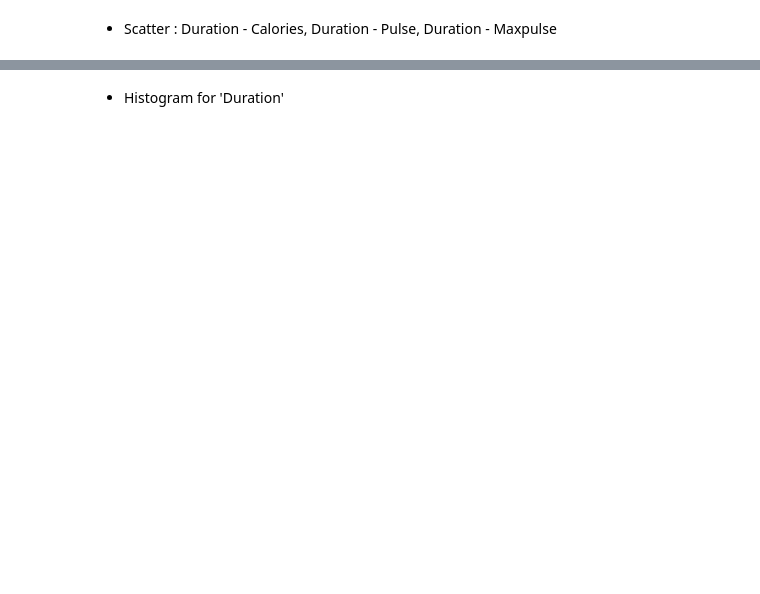
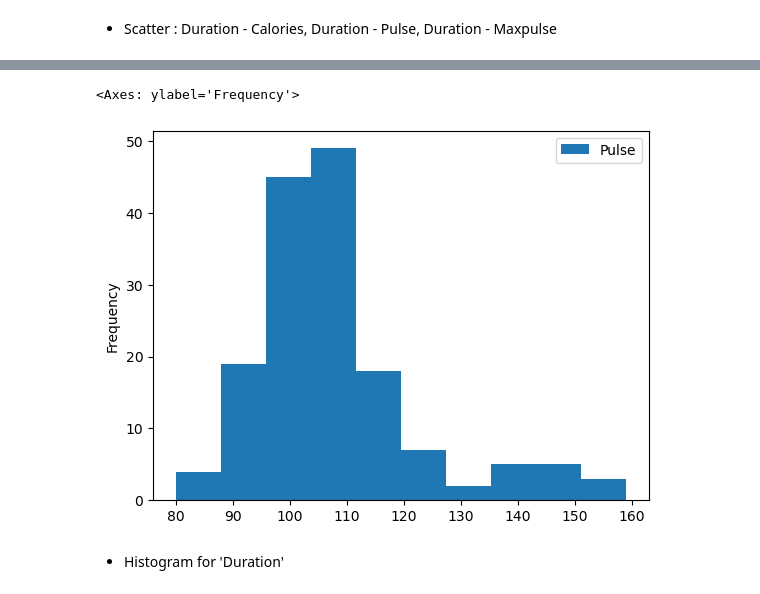
Before and after one commit to water4360/Basic-Python, a Jupyter notebook: DA_Lib/da_practice_2023-08-29/Day2_실습_2_데이터 분석 기초.ipynb, the cells around one changed output, grey strips where cells are left out. Saved outputs shown, nothing was run; the diff lists cells and outputs as text; code cells hidden in the pictures; blank space fills up the shorter version.

```diff
--- a/DA_Lib/da_practice_2023-08-29/Day2_실습_2_데이터 분석 기초.ipynb
+++ b/DA_Lib/da_practice_2023-08-29/Day2_실습_2_데이터 분석 기초.ipynb
@@ -101,2 +305,7 @@ data = {
+# %%
+df_data.plot(kind='hist', x='Duration', y='Pulse')
+# %% [output]
+<Axes: ylabel='Frequency'>
+[figure, added]
 # %% [markdown]
 * Histogram for 'Duration'
```
Also changed, not shown: parts of 37 cells of this notebook.
